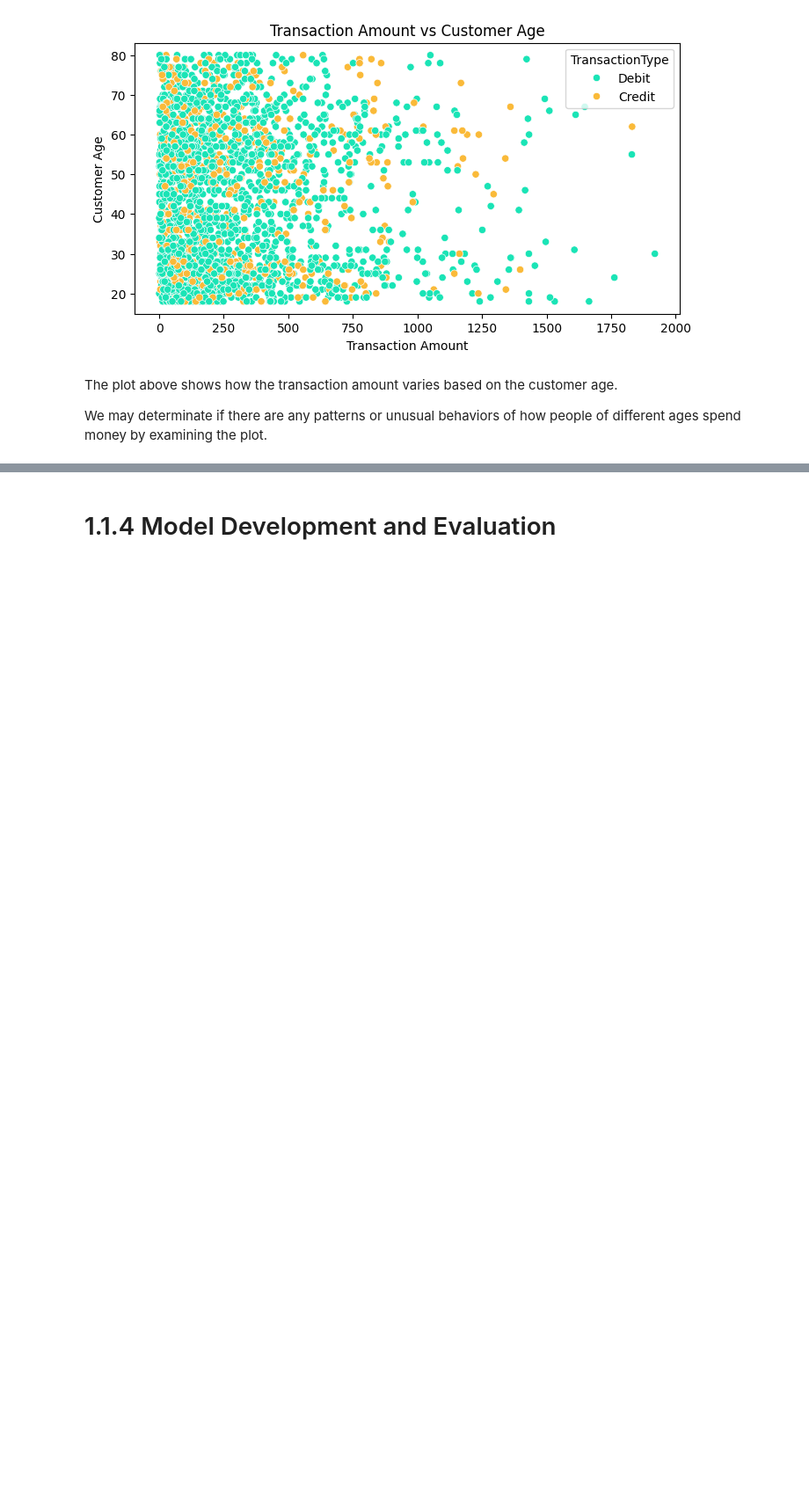
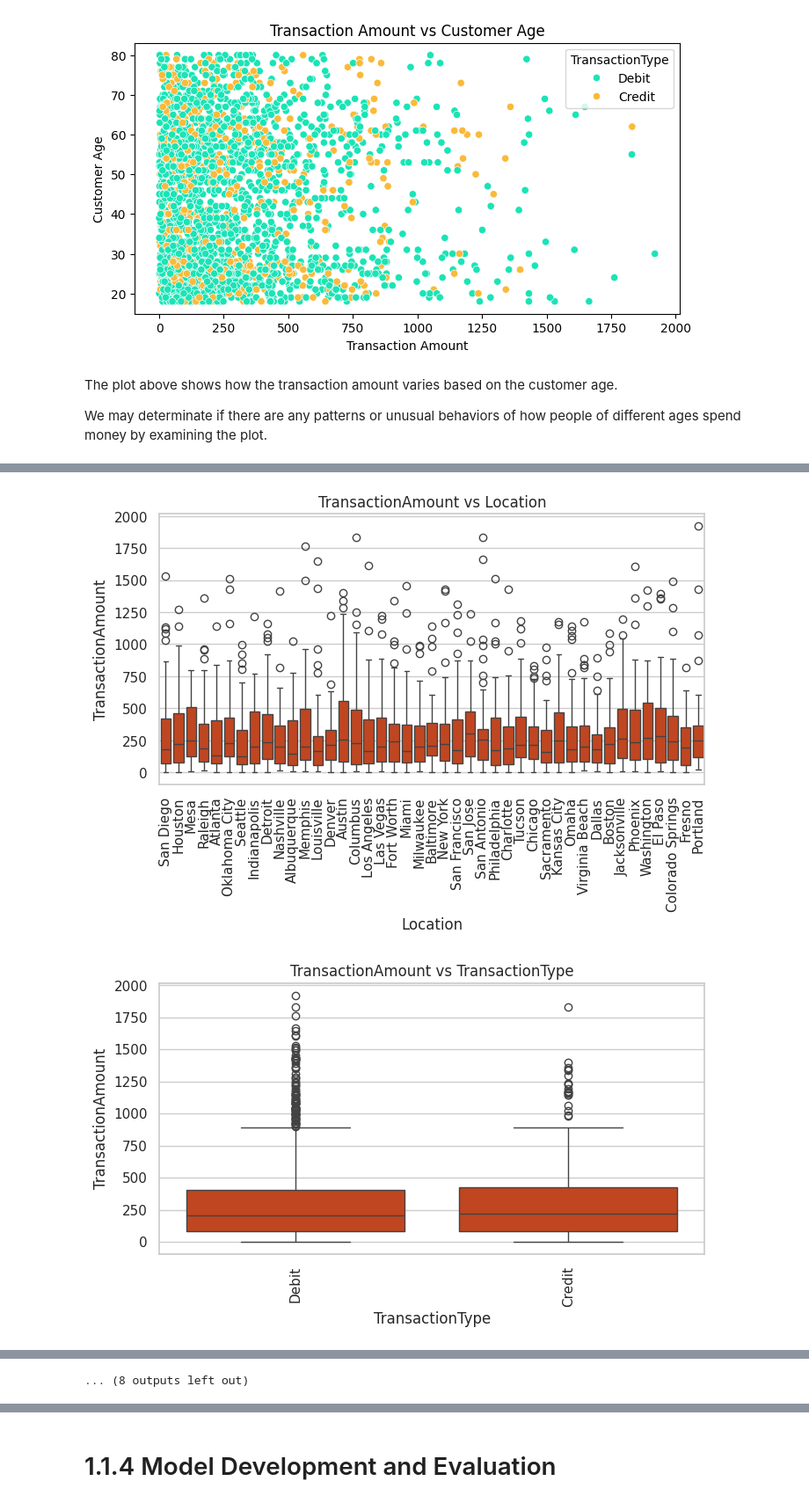
Before and after one commit to petar-Atanasov/Applied-Data-Science-and-AI-Workflow, a Jupyter notebook: CST3133_CourseWork_A.ipynb, the cells around one changed output, grey strips where cells are left out. Shown at 88% size. Drawn from its saved outputs; the diff is of its cells as text; code cells hidden in the pictures; blank space fills up the shorter version.

```diff
--- a/CST3133_CourseWork_A.ipynb
+++ b/CST3133_CourseWork_A.ipynb
@@ -281,0 +331,22 @@ We may determinate if there are any patterns or unusual behaviors of how people
+# %%
+# Numerical and Categorical Analysis over the Columns
+#set a colorful style for the plots
+sns.set(style='whitegrid', palette='turbo_r')
+
+# creating numerical columns for analysis
+numerical_columns = ['TransactionAmount', 'AccountBalance', 'TransactionDuration', 'CustomerAge', 'LoginAttempts']
+# creating categorical columns for analysis
+categorical_columns = ['Location', 'TransactionType', 'CustomerOccupation', 'Channel']
+
+for numerical in numerical_columns:
+  for categorical in categorical_columns:
+    plt.figure(figsize=(8,4))
+    sns.boxplot(x=categorical, y=numerical, data=dataset)
+    plt.title(f'{numerical} vs {categorical}')
+    plt.xticks(rotation=90) #rotating x-axis label for better readibility
+    plt.xlabel(categorical)
+    plt.ylabel(numerical)
+    plt.show()
+# %% [output]
+[figure, added]
+[figure, added]
@@ -281,0 +363 @@ We may determinate if there are any patterns or unusual behaviors of how people
+... (8 outputs left out)
```
Also changed, not shown: parts of 13 cells of this notebook.
